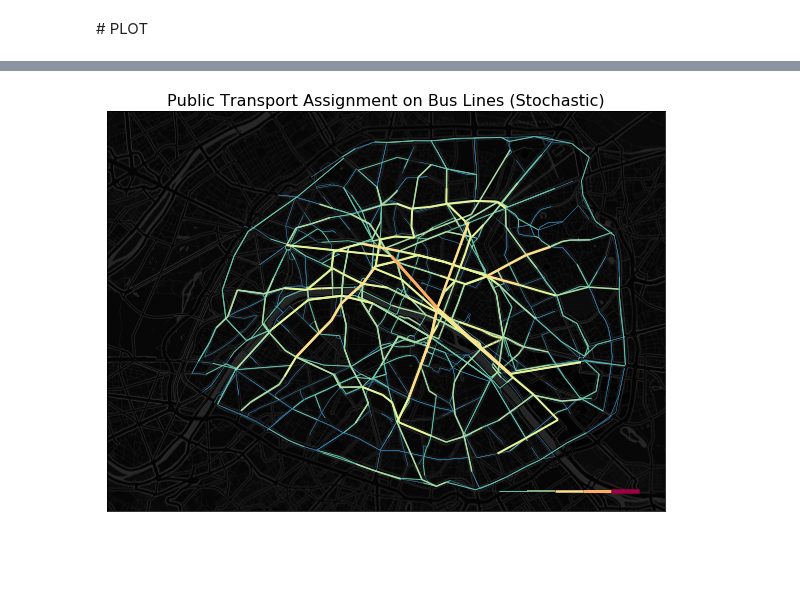
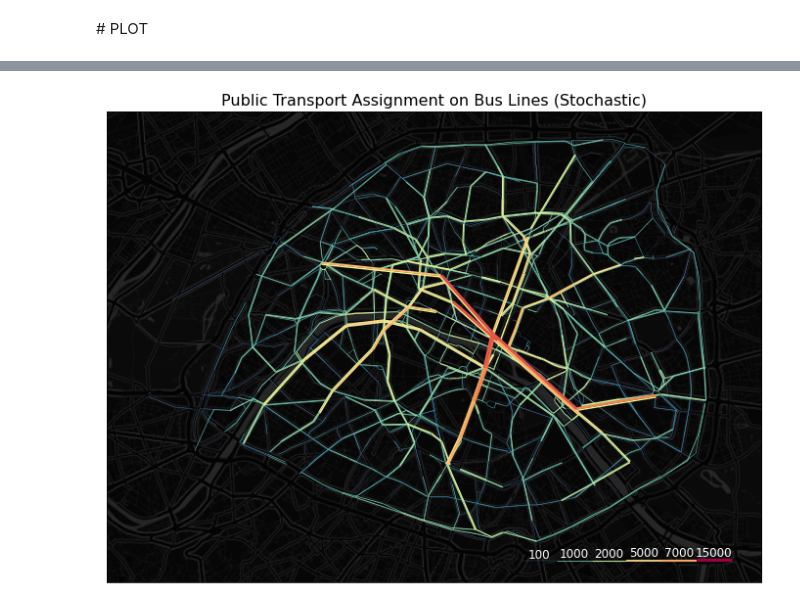
Before and after one commit to systragroup/quetzal_paris, a Jupyter notebook: notebooks/transport/B40_logit.ipynb, the cells around one changed output, grey strips where cells are left out. Saved outputs shown, nothing was run; the diff lists cells and outputs as text; code cells hidden in the pictures; blank space fills up the shorter version.

```diff
--- a/notebooks/transport/B40_logit.ipynb
+++ b/notebooks/transport/B40_logit.ipynb
@@ -98,6 +100,10 @@ sm.car_los['price'] = 0
 ## calculate utility
 # %%
 # builds 'time' in pt_los based on the paths
+sm.road_links['time'] = sm.road_links['length'] / 10 # m/s dummy time for analysis_car_time
+sm.analysis_car_length() # only usefull for summaries
+sm.analysis_car_time() # only usefull for summaries : re compute times
+sm.analysis_pt_length()
 sm.analysis_pt_time()
 
 # builds 'route_type' in pt_los based on 'route_types'
@@ -315,21 +280,21 @@ if manual:
 # %%
 if manual:
     from syspy.syspy_utils import data_visualization as dv
     bandwidth = dv.bandwidth
     power=0.5
     lv = [100, 1000, 2000, 5000, 7000, 15000]
     url = 'http://a.basemaps.cartocdn.com/dark_nolabels/tileZ/tileX/tileY.png'
 
-    i_links = sm.loaded_links.loc[sm.loaded_links.road_length.isnull()]
+    sm.road_links['volume'] = sm.road_links[('volume', 'pt')]
+    i_links = sm.links.loc[sm.links.road_length.isnull()]
     df = pd.concat([i_links, sm.road_links])
-    df['pt'] = df['pt_captive']
-    df = df.loc[df['pt'] > 0]
+    df = df.loc[df['volume'] > 0]
 
     plot= bandwidth(
-        df, value='pt', power=power, figsize=[10, 10], legend_values=lv, scale=0.5,
-        label_kwargs={'color':'white', 'fontsize':14}
+        df, value_column='volume', power=power, figsize=[12, 12], legend_values=lv,
+        label_kwargs={'color':'white', 'fontsize':12}
     )
     dv.add_basemap(plot, url=url, zoom=12)
     plot.set_title('Public Transport Assignment on Bus Lines (Stochastic)', fontsize=16)
 # %% [output]
-[figure, old version]
+[figure, new version]
```
Also changed, not shown: parts of 20 cells of this notebook, 36 other files.
